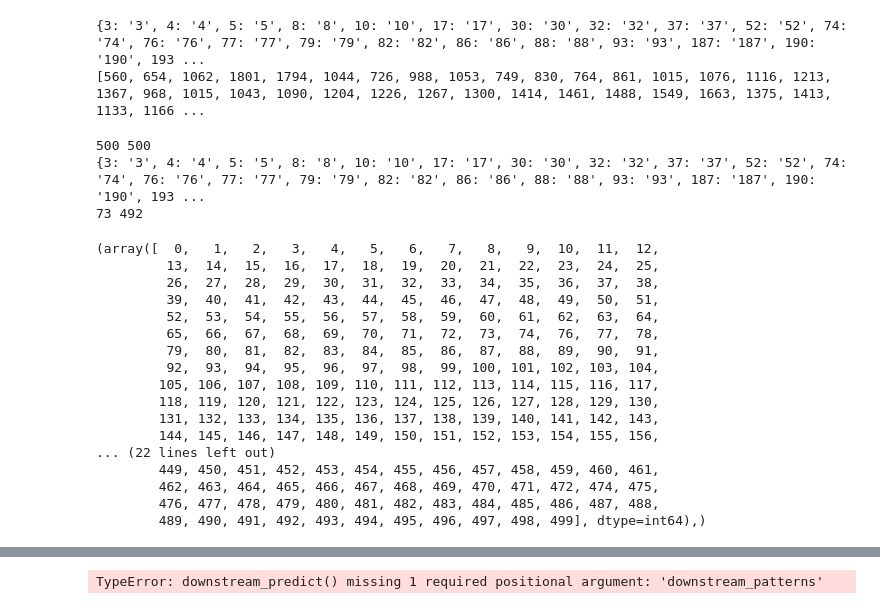
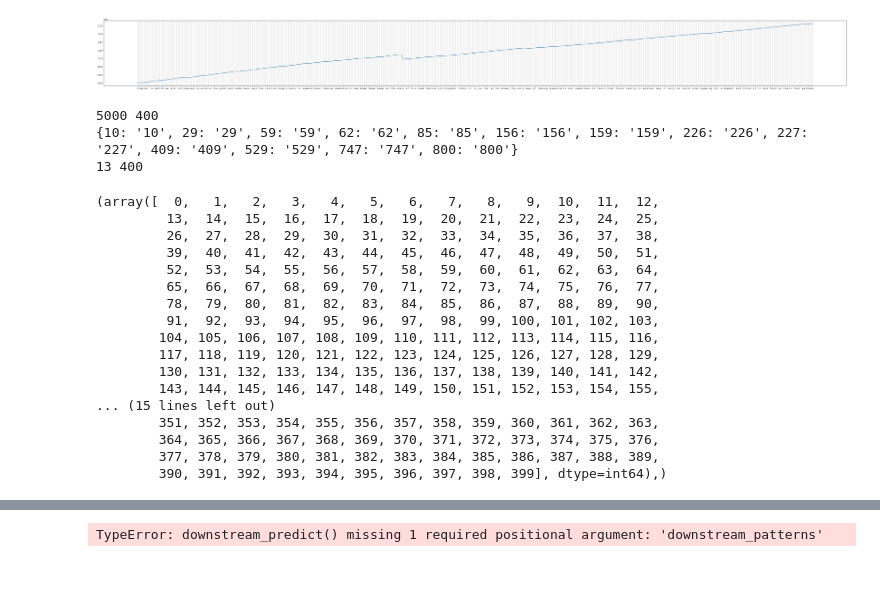
Before and after one commit to ivanoid768/symbol_predictor, a Jupyter notebook: symbol_predictor.ipynb, the cells around one changed output, grey strips where cells are left out. Cells and saved outputs as stored; diff of their text form; code cells hidden in the pictures; blank space fills up the shorter version.

```diff
--- a/symbol_predictor.ipynb
+++ b/symbol_predictor.ipynb
@@ -3,8 +3,9 @@ import numpy as np
 import matplotlib.pyplot as plt
 # %%
 from loaders import clean_text_for_pattern_letter
-from temp_text import template_str
-input_str = clean_text_for_pattern_letter(template_str, out_len=500)
+from temp_text_puh import template_str
+# input_str = clean_text_for_pattern_letter(template_str, out_len=len(template_str))
+input_str = clean_text_for_pattern_letter(template_str, out_len=5000)
 print(len(input_str))
 letters = ['a', 'b', 'c', 'd', 'e', 'f', 'g', 'h', 'i', 'j', 'k', 'l', 'm', 'n', 'o', 'p', 'q', 'r', 's', 't', 'u',
                'v', 'w', 'x', 'y', 'z', ' ', '.', ',', '"', '\'', '1']
@@ -212,64 +195,68 @@ for inp_idx, inp in enumerate(input_str):
 
     prev_K = copy.deepcopy(sum_K)
 
-print(peaks, len(peaks))
-print(KF)
+# print(peaks, len(peaks))
+
+# print(KF)
-# %% [output]
-{3: '3', 4: '4', 5: '5', 8: '8', 10: '10', 17: '17', 30: '30', 32: '32', 37: '37', 52: '52', 74: '74', 76: '76', 77: '77', 79: '79', 82: '82', 86: '86', 88: '88', 93: '93', 187: '187', 190: '190', 193 ...
-[560, 654, 1062, 1801, 1794, 1044, 726, 988, 1053, 749, 830, 764, 861, 1015, 1076, 1116, 1213, 1367, 968, 1015, 1043, 1090, 1204, 1226, 1267, 1300, 1414, 1461, 1488, 1549, 1663, 1375, 1413, 1133, 1166 ...
 # %%
-TF = np.array(TF, dtype=float)
+length = 400
+# TF = TF[:400]
+
+# TF = np.array(TF, dtype=float)
 # TF = TF - np.pad(TF, (1, 0))[:-1]
 # # print(TF)
 # TF[np.where(TF > 0)] = 0
 # TF = np.abs(TF)
 # TF[np.where(TF <= np.mean(TF))] = 0
 # # TF[np.where(TF <= 0.5)] = 0
 # print(TF.size, TF.max(), TF.min())
 
+KF = KF[:length]
 KF = np.array(KF)
 # KF = KF - np.pad(KF, (0, 1))[1:]
 # # print(TF)
 # KF[np.where(KF < 0)] = 0
 # KF = np.abs(KF)
 # KF[np.where(KF <= np.mean(KF[np.where(KF > 0)]))] = 0
 
 # # TF /= np.max(TF)
 # KF /= np.max(KF)
 
-# fig, axs = plt.subplots(1, 1, figsize=(50, 5), tight_layout=True)
-# # axs.plot(np.arange(TF.size), TF)
-# axs.plot(np.arange(KF.size), KF)
-# axs.xaxis.set_ticks(np.arange(len(input_str)) ,input_str)
-# axs.xaxis.grid(True)
+fig, axs = plt.subplots(1, 1, figsize=(50, 5), tight_layout=True)
+# axs.plot(np.arange(TF.size), TF)
+axs.plot(np.arange(KF.size), KF)
+axs.xaxis.set_ticks(np.arange(len(input_str[:length])) ,input_str[:length])
+axs.xaxis.grid(True)
 
-# plt.show()
+plt.show()
+# %% [output]
+[figure, added]
 # %%
 print(len(input_str), len(KF))
 print(peaks)
 print(len(peaks), np.sum(KF > 0))
 np.where(KF > 0)
 # %% [output]
-500 500
-{3: '3', 4: '4', 5: '5', 8: '8', 10: '10', 17: '17', 30: '30', 32: '32', 37: '37', 52: '52', 74: '74', 76: '76', 77: '77', 79: '79', 82: '82', 86: '86', 88: '88', 93: '93', 187: '187', 190: '190', 193 ...
-73 492
+5000 400
+{10: '10', 29: '29', 59: '59', 62: '62', 85: '85', 156: '156', 159: '159', 226: '226', 227: '227', 409: '409', 529: '529', 747: '747', 800: '800'}
+13 400
 (array([  0,   1,   2,   3,   4,   5,   6,   7,   8,   9,  10,  11,  12,
          13,  14,  15,  16,  17,  18,  19,  20,  21,  22,  23,  24,  25,
          26,  27,  28,  29,  30,  31,  32,  33,  34,  35,  36,  37,  38,
          39,  40,  41,  42,  43,  44,  45,  46,  47,  48,  49,  50,  51,
          52,  53,  54,  55,  56,  57,  58,  59,  60,  61,  62,  63,  64,
-         65,  66,  67,  68,  69,  70,  71,  72,  73,  74,  76,  77,  78,
-         79,  80,  81,  82,  83,  84,  85,  86,  87,  88,  89,  90,  91,
-         92,  93,  94,  95,  96,  97,  98,  99, 100, 101, 102, 103, 104,
-        105, 106, 107, 108, 109, 110, 111, 112, 113, 114, 115, 116, 117,
-        118, 119, 120, 121, 122, 123, 124, 125, 126, 127, 128, 129, 130,
-        131, 132, 133, 134, 135, 136, 137, 138, 139, 140, 141, 142, 143,
-        144, 145, 146, 147, 148, 149, 150, 151, 152, 153, 154, 155, 156,
-... (22 lines left out)
-        449, 450, 451, 452, 453, 454, 455, 456, 457, 458, 459, 460, 461,
-        462, 463, 464, 465, 466, 467, 468, 469, 470, 471, 472, 474, 475,
-        476, 477, 478, 479, 480, 481, 482, 483, 484, 485, 486, 487, 488,
-        489, 490, 491, 492, 493, 494, 495, 496, 497, 498, 499], dtype=int64),)
+         65,  66,  67,  68,  69,  70,  71,  72,  73,  74,  75,  76,  77,
+         78,  79,  80,  81,  82,  83,  84,  85,  86,  87,  88,  89,  90,
+         91,  92,  93,  94,  95,  96,  97,  98,  99, 100, 101, 102, 103,
+        104, 105, 106, 107, 108, 109, 110, 111, 112, 113, 114, 115, 116,
+        117, 118, 119, 120, 121, 122, 123, 124, 125, 126, 127, 128, 129,
+        130, 131, 132, 133, 134, 135, 136, 137, 138, 139, 140, 141, 142,
+        143, 144, 145, 146, 147, 148, 149, 150, 151, 152, 153, 154, 155,
+... (15 lines left out)
+        351, 352, 353, 354, 355, 356, 357, 358, 359, 360, 361, 362, 363,
+        364, 365, 366, 367, 368, 369, 370, 371, 372, 373, 374, 375, 376,
+        377, 378, 379, 380, 381, 382, 383, 384, 385, 386, 387, 388, 389,
+        390, 391, 392, 393, 394, 395, 396, 397, 398, 399], dtype=int64),)
 # %%
 # prob slK
 upstream_patterns = []
```
Also changed, not shown: parts of 8 cells of this notebook.
